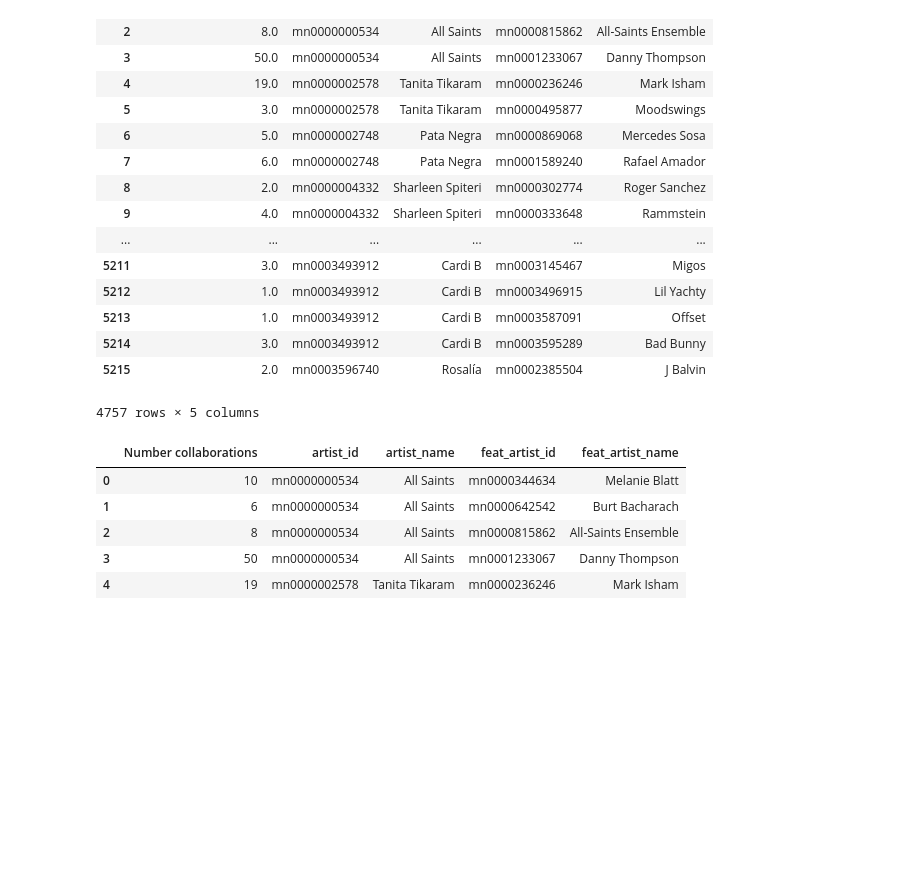
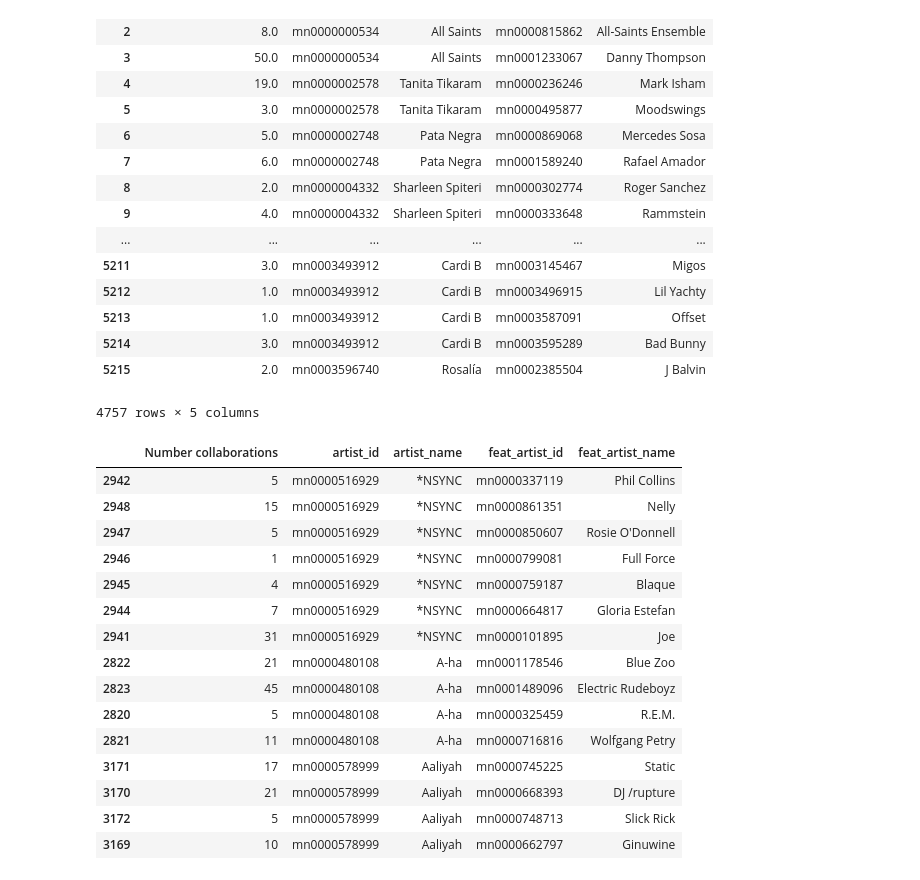
Before and after one commit to AlvaroPaniaguaT/GRAF-Artist_YT_Analisis, a Jupyter notebook: Limpiar_Repertorio.ipynb, the cells around one changed output. Saved outputs shown, nothing was run; the diff lists cells and outputs as text; code cells hidden in the pictures; blank space fills up the shorter version.

```diff
--- a/Limpiar_Repertorio.ipynb
+++ b/Limpiar_Repertorio.ipynb
@@ -19,7 +19,7 @@ import unidecode
 import numpy as np
 # %%
 # Primero leo el repertorio
-repertorio = pd.read_csv('./graph_project_crawl/Repertorio-Final.csv',
+repertorio = pd.read_csv('./Data/Repertorio-Final.csv',
                          sep=',',
                          encoding='utf-8',
                          index_col = None)
@@ -104,14 +104,25 @@ output
 4757 rows × 5 columns
 # %%
 output['Number collaborations'] = output['Number collaborations'].astype(np.int32)
-# %%
-output.head()
-# %% [output]
-|  | Number collaborations | artist_id | artist_name | feat_artist_id | feat_artist_name |
-| 0 | 10 | mn0000000534 | All Saints | mn0000344634 | Melanie Blatt |
-| 1 | 6 | mn0000000534 | All Saints | mn0000642542 | Burt Bacharach |
-| 2 | 8 | mn0000000534 | All Saints | mn0000815862 | All-Saints Ensemble |
-| 3 | 50 | mn0000000534 | All Saints | mn0001233067 | Danny Thompson |
-| 4 | 19 | mn0000002578 | Tanita Tikaram | mn0000236246 | Mark Isham |
+# %%
+output = output.sort_values(by='artist_name')
+output.head(15)
+# %% [output]
+|  | Number collaborations | artist_id | artist_name | feat_artist_id | feat_artist_name |
+| 2942 | 5 | mn0000516929 | *NSYNC | mn0000337119 | Phil Collins |
+| 2948 | 15 | mn0000516929 | *NSYNC | mn0000861351 | Nelly |
+| 2947 | 5 | mn0000516929 | *NSYNC | mn0000850607 | Rosie O'Donnell |
+| 2946 | 1 | mn0000516929 | *NSYNC | mn0000799081 | Full Force |
+| 2945 | 4 | mn0000516929 | *NSYNC | mn0000759187 | Blaque |
+| 2944 | 7 | mn0000516929 | *NSYNC | mn0000664817 | Gloria Estefan |
+| 2941 | 31 | mn0000516929 | *NSYNC | mn0000101895 | Joe |
+| 2822 | 21 | mn0000480108 | A-ha | mn0001178546 | Blue Zoo |
+| 2823 | 45 | mn0000480108 | A-ha | mn0001489096 | Electric Rudeboyz |
+| 2820 | 5 | mn0000480108 | A-ha | mn0000325459 | R.E.M. |
+| 2821 | 11 | mn0000480108 | A-ha | mn0000716816 | Wolfgang Petry |
+| 3171 | 17 | mn0000578999 | Aaliyah | mn0000745225 | Static |
+| 3170 | 21 | mn0000578999 | Aaliyah | mn0000668393 | DJ /rupture |
+| 3172 | 5 | mn0000578999 | Aaliyah | mn0000748713 | Slick Rick |
+| 3169 | 10 | mn0000578999 | Aaliyah | mn0000662797 | Ginuwine |
 # %%
 output.to_csv('./Data/Lista_Grafo.csv', sep=";", encoding="utf-8", index=None)
```
Also changed, not shown: parts of 5 cells of this notebook, 7 other files.
